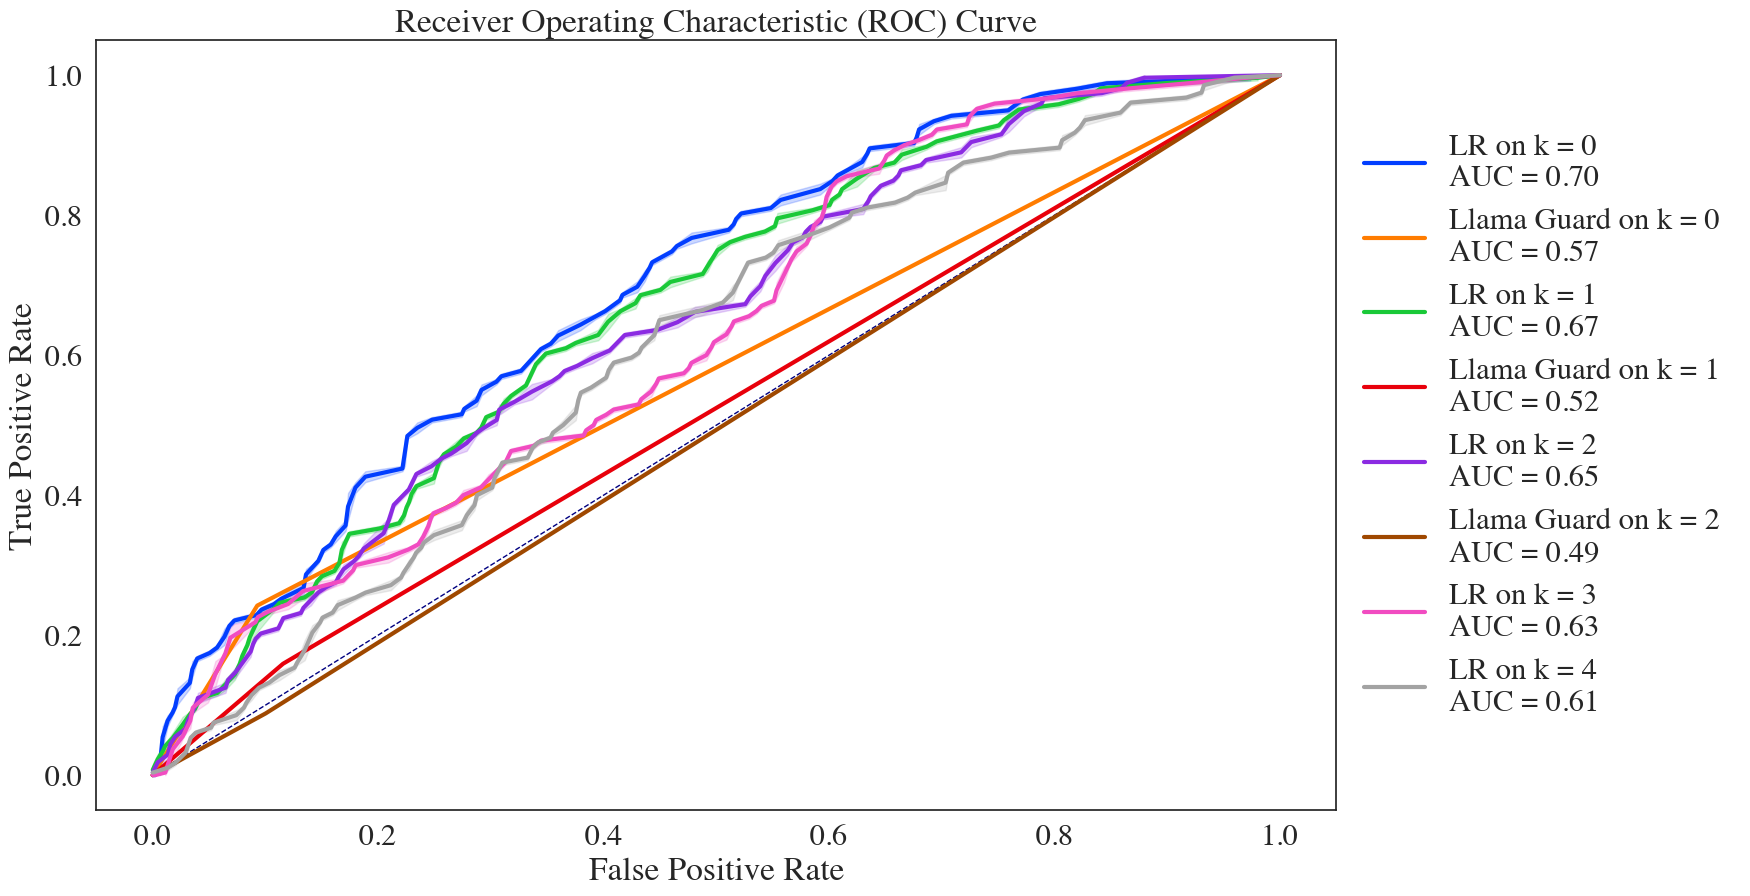
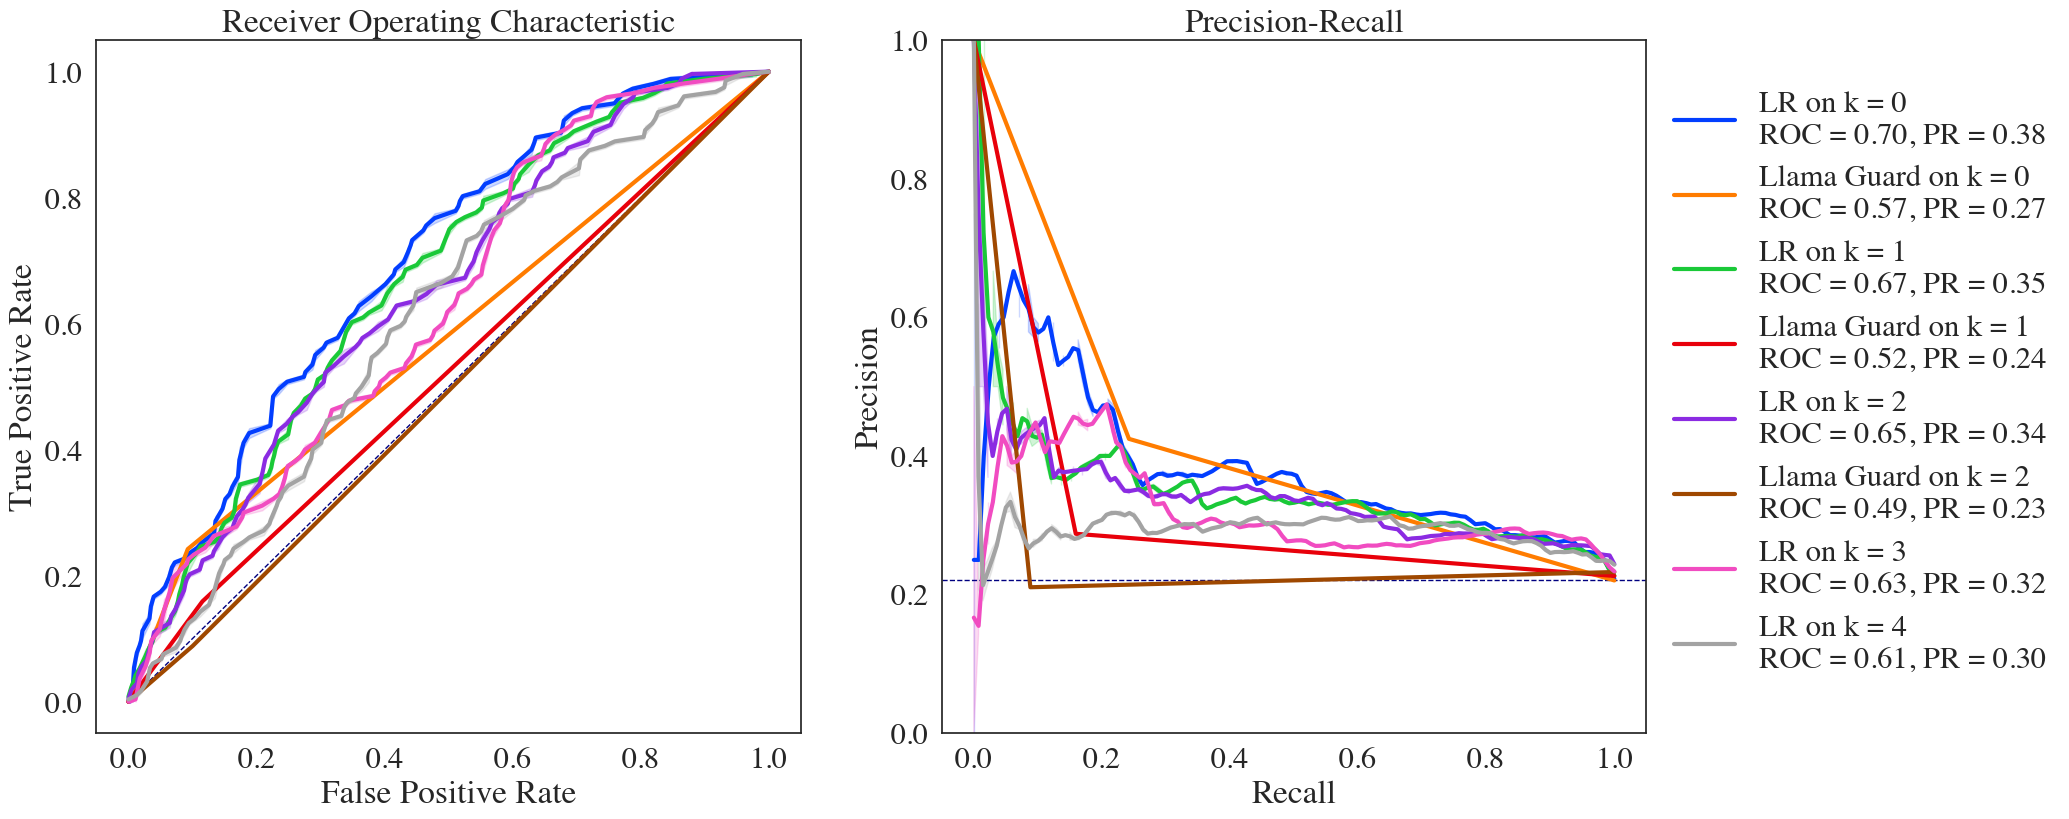
The change to this notebook cell's code, shown as a diff; its figure went from the first image to the second:
--- before
+++ after
@@ -3,5 +3,5 @@
 import seaborn as sns
 import matplotlib.pyplot as plt
-from sklearn.metrics import roc_curve, auc
+from sklearn.metrics import roc_curve, auc, precision_recall_curve, average_precision_score
 
 
@@ -26,22 +26,38 @@
 }
 
-plt.figure(figsize=(16, 10))
 sns.set_theme(style="white", palette="bright", font='times', font_scale=2)
+fig, axes = plt.subplots(1, 2, figsize=(20, 9))
 
-plt.plot([0, 1], [0, 1], color='navy', lw=1, linestyle='--')
+# Chance reference lines
+sample = pd.read_csv(next(iter(results_dirs.values())))
+pos_rate = sample["outcome"].mean()
+axes[0].plot([0, 1], [0, 1], color='navy', lw=1, linestyle='--')
+axes[1].axhline(y=pos_rate, color='navy', lw=1, linestyle='--')
 
 for (trim, method), fname in results_dirs.items():
     predictions = pd.read_csv(fname)
+    fpr, tpr, _ = roc_curve(predictions["outcome"], predictions["prediction"])
+    roc_auc_val = auc(fpr, tpr)
+    pre, rec, _ = precision_recall_curve(predictions["outcome"], predictions["prediction"])
+    pr_auc_val = average_precision_score(predictions["outcome"], predictions["prediction"])
+    label = f'{method} on k = {trim}\nROC = {roc_auc_val:.2f}, PR = {pr_auc_val:.2f}'
+    sns.lineplot(x=fpr, y=tpr, ax=axes[0], label=label, linewidth=3)
+    sns.lineplot(x=rec, y=pre, ax=axes[1], label=label, linewidth=3)
 
-    fpr, tpr, thresholds = roc_curve(predictions["outcome"], predictions["prediction"])
-    roc_auc = auc(fpr, tpr)
+axes[0].set_title('Receiver Operating Characteristic')
+axes[0].set_xlabel('False Positive Rate')
+axes[0].set_ylabel('True Positive Rate')
+axes[1].set_title('Precision-Recall')
+axes[1].set_xlabel('Recall')
+axes[1].set_ylabel('Precision')
+axes[1].set_ylim([0, 1])
 
-    sns.lineplot(x=fpr, y=tpr, label=f'{method} on k = {trim} \nAUC = {roc_auc:.2f}', linewidth=3)
+# Single shared legend on the right
+handles, labels = axes[0].get_legend_handles_labels()
+for ax in axes:
+    if ax.get_legend() is not None:
+        ax.get_legend().remove()
+fig.legend(handles, labels, loc="center left", bbox_to_anchor=(0.9, 0.5), frameon=False)
 
-plt.title('Receiver Operating Characteristic (ROC) Curve')
-plt.xlabel('False Positive Rate')
-plt.ylabel('True Positive Rate')
-plt.legend(loc="center left", bbox_to_anchor=(1, 0.5), frameon=False)
 plt.savefig(root_dir/"paper"/"plots"/"exp3.pdf", bbox_inches='tight')
 plt.show()
-

Commit: checkpoint